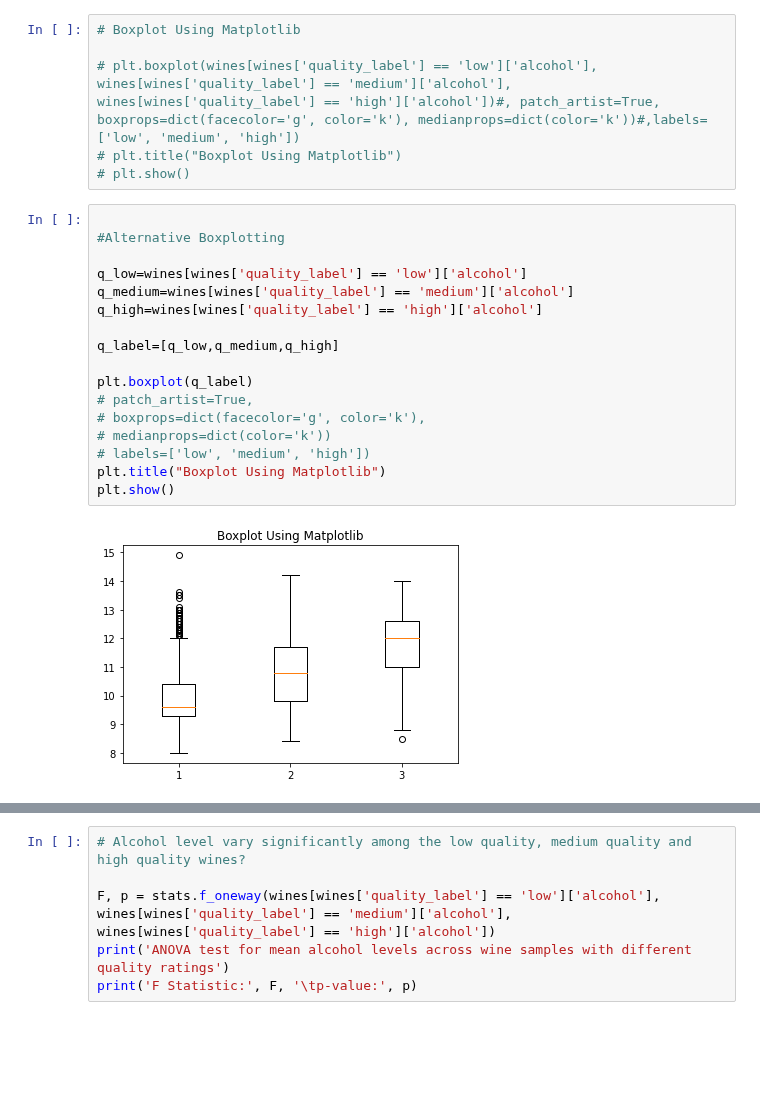
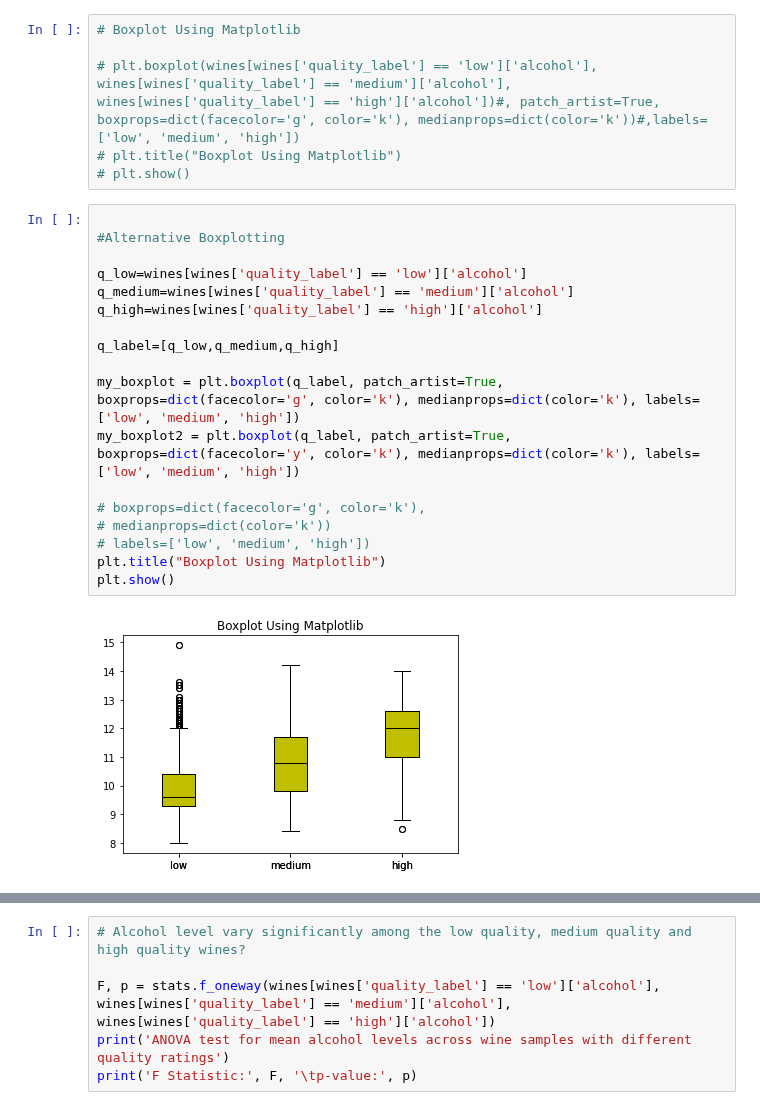
Before and after one commit to Jacopo-Spadon/Wine-not, a Jupyter notebook: Wine not data Wrangling.ipynb, the cells around one changed output, grey strips where cells are left out. Saved outputs shown, nothing was run; the diff lists cells and outputs as text; blank space fills up the shorter version.

```diff
--- a/Wine not data Wrangling.ipynb
+++ b/Wine not data Wrangling.ipynb
@@ -152,22 +152,23 @@ figure.suptitle('Horizontally stacked subplots');
 # %%
 
 #Alternative Boxplotting
 
 q_low=wines[wines['quality_label'] == 'low']['alcohol']
 q_medium=wines[wines['quality_label'] == 'medium']['alcohol']
 q_high=wines[wines['quality_label'] == 'high']['alcohol']
 
 q_label=[q_low,q_medium,q_high]
 
-plt.boxplot(q_label)
-# patch_artist=True,
+my_boxplot = plt.boxplot(q_label, patch_artist=True, boxprops=dict(facecolor='g', color='k'), medianprops=dict(color='k'), labels=['low', 'medium', 'high'])
+my_boxplot2 = plt.boxplot(q_label, patch_artist=True, boxprops=dict(facecolor='y', color='k'), medianprops=dict(color='k'), labels=['low', 'medium', 'high'])
+
 # boxprops=dict(facecolor='g', color='k'),
 # medianprops=dict(color='k'))
 # labels=['low', 'medium', 'high'])
 plt.title("Boxplot Using Matplotlib")
 plt.show()
 # %% [output]
-[figure, old version]
+[figure, new version]
 # %%
 fig, (ax1, ax2) = plt.subplots(nrows=1, ncols=2, figsize=(9, 4), sharey=True)
 
```
Also changed, not shown: parts of 5 cells of this notebook.
